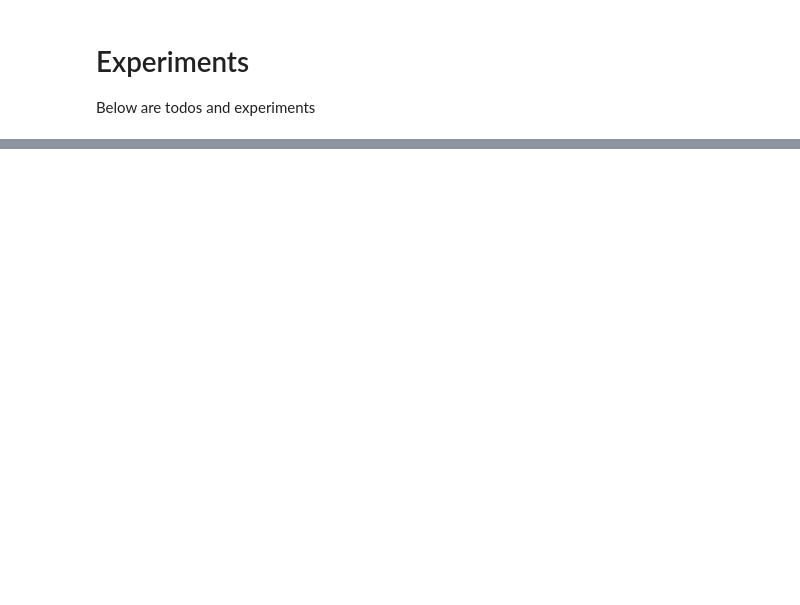
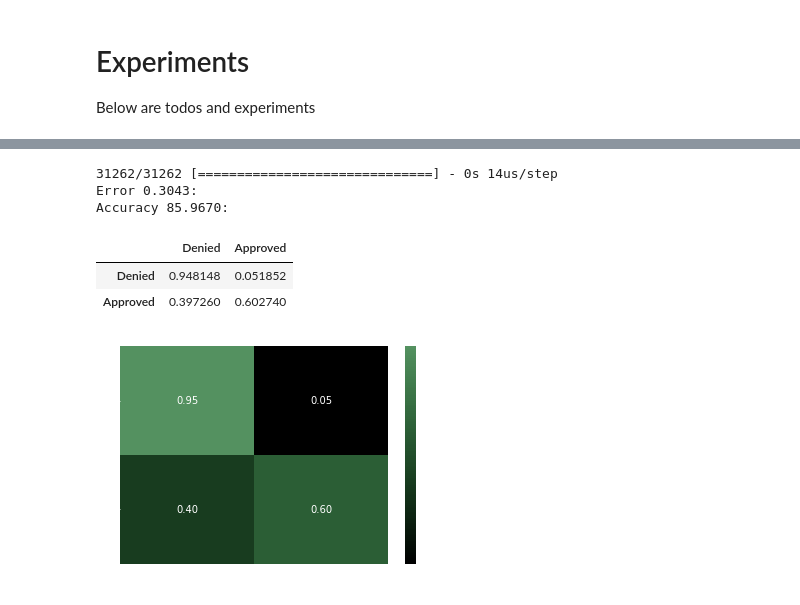
Before and after one commit to EthicalML/xai, a Jupyter notebook: examples/XData Example Usage.ipynb, the cells around one changed output, grey strips where cells are left out. Drawn from its saved outputs; the diff is of its cells as text; code cells hidden in the pictures; blank space fills up the shorter version.

```diff
--- a/examples/XData Example Usage.ipynb
+++ b/examples/XData Example Usage.ipynb
@@ -205,0 +345,36 @@ array([' Male', ' Female'], dtype=object)
+# %%
+xd.reset()
+_= xd.normalize_numeric()
+_= xd.convert_categories()
+
+df_train, df_test = split_test_set(
+    xd.df,
+    "loan",
+    examples_per_class=20,
+    key_features=["gender", "ethnicity", "age"],
+    bins=9)
+
+X_train = df_train.drop(xd._target_name, axis=1).copy()
+y_train = df_train[xd._target_name].astype(int).values.copy()#
+X_valid = df_test.drop(xd._target_name, axis=1).copy()
+y_valid = df_test[xd._target_name].astype(int).values.copy()
+
+# X = xd.df.drop(xd._target_name, axis=1).copy()
+# y = xd.df[xd._target_name].astype(int).values.copy()
+
+# X_train, X_valid, y_train, y_valid = \
+#         train_test_split(X, y, test_size=0.2, random_state=7)
+
+X_disp = xd.orig_df.drop(xd._target_name, axis=1).copy()
+y_disp = xd.orig_df[xd._target_name].copy()
+X_train_disp, X_valid_disp, y_train_disp, y_valid_disp = \
+        train_test_split(X_disp, y_disp, test_size=0.2, random_state=7)
+
+model = build_model(X)
+
+model.fit(f_in(X_train), y_train, epochs=50,
+    batch_size=512, shuffle=True, validation_data=(f_in(X_valid), y_valid),
+    verbose=1, validation_split=0.05)
+
+probabilities = model.predict(f_in(X_valid))
+pred = f_out(probabilities)
@@ -205,0 +399,17 @@ array([' Male', ' Female'], dtype=object)
+# %%
+score = model.evaluate(f_in(X_train), y_train, verbose=1)
+
+print("Error %.4f: " % score[0])
+print("Accuracy %.4f: " % (score[1]*100))
+# %% [output]
+31262/31262 [==============================] - 0s 14us/step
+Error 0.3043:
+Accuracy 85.9670:
+# %%
+import seaborn as sn
+confusion_matrix(y_valid, pred)
+# %% [output]
+|  | Denied | Approved |
+| Denied | 0.948148 | 0.051852 |
+| Approved | 0.397260 | 0.602740 |
+[figure, added]
```
Also changed, not shown: parts of 33 cells of this notebook, 5 other files.
